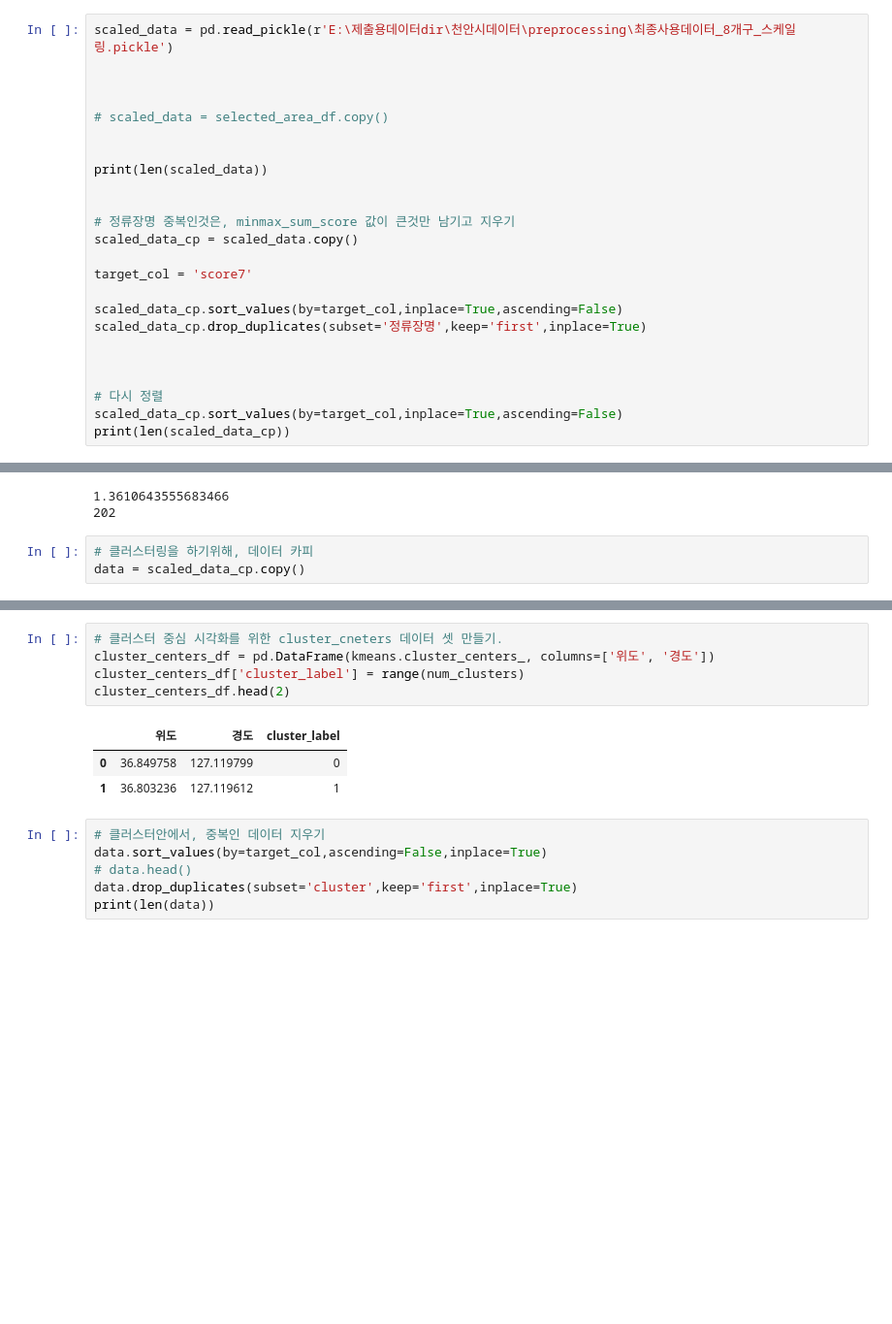
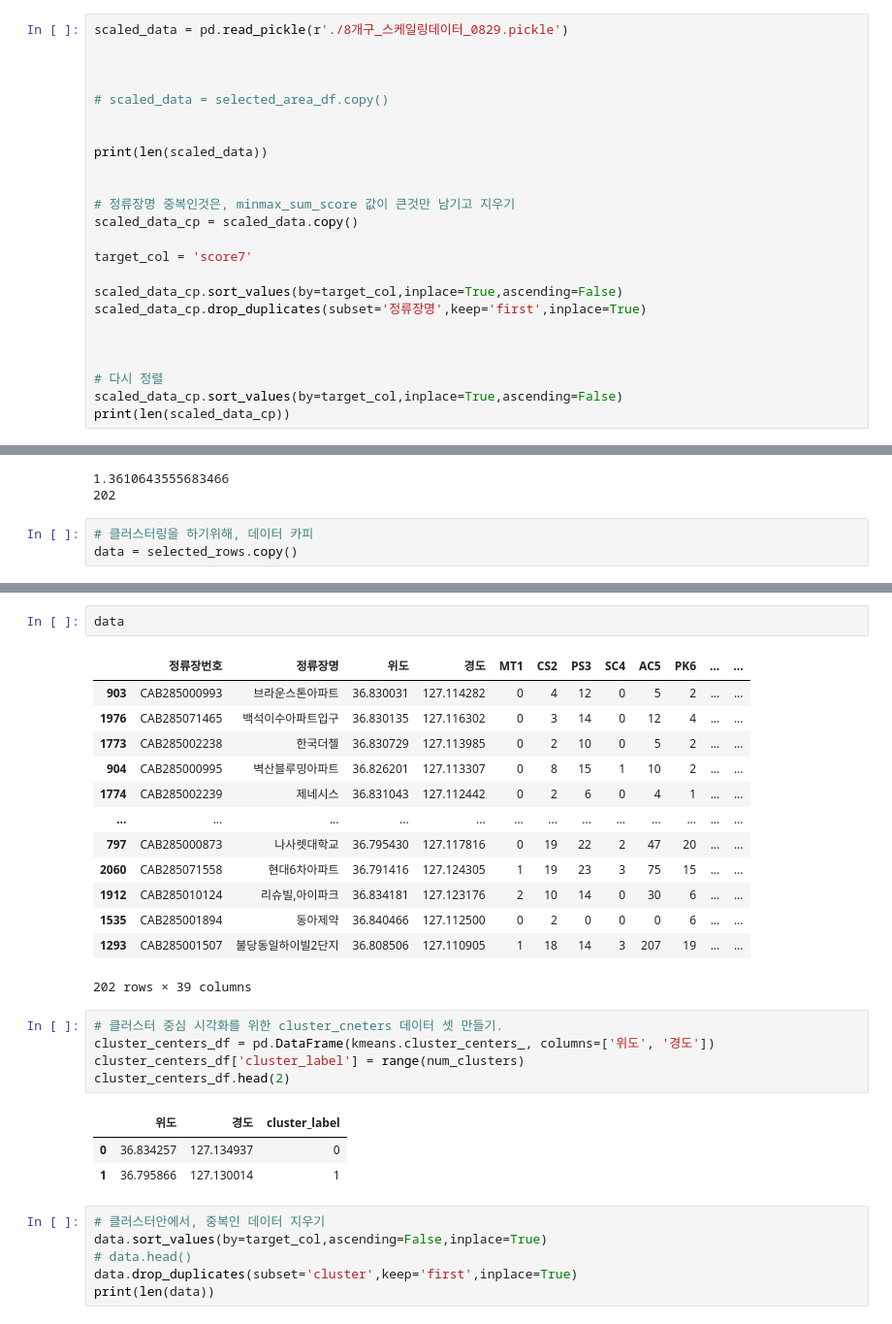
Before and after one commit to LGHelloVisionProj/Data_Visualization, a Jupyter notebook: Final/정리_Final_window.ipynb, the cells around one changed output, grey strips where cells are left out. Shown at 97% size. Drawn from its saved outputs; the diff is of its cells as text; blank space fills up the shorter version.

```diff
--- a/Final/정리_Final_window.ipynb
+++ b/Final/정리_Final_window.ipynb
@@ -1305,5 +1297,5 @@ from sklearn.metrics import silhouette_score
 # %%
-scaled_data = pd.read_pickle(r'E:\제출용데이터dir\천안시데이터\preprocessing\최종사용데이터_8개구_스케일링.pickle')
+scaled_data = pd.read_pickle(r'./8개구_스케일링데이터_0829.pickle')
 
 
 
@@ -1340,7 +1332,7 @@ print(len(selected_rows))
 202
 # %%
 # 클러스터링을 하기위해, 데이터 카피
-data = scaled_data_cp.copy()
+data = selected_rows.copy()
 # %%
 from sklearn.cluster import KMeans
 
@@ -1377,4 +1369,20 @@ Cluster Centers:
 Name: cluster, dtype: int64
+# %%
+data
+# %% [output]
+|  | 정류장번호 | 정류장명 | 위도 | 경도 | MT1 | CS2 | PS3 | SC4 | AC5 | PK6 | ... | ... |
+| 903 | CAB285000993 | 브라운스톤아파트 | 36.830031 | 127.114282 | 0 | 4 | 12 | 0 | 5 | 2 | ... | ... |
+| 1976 | CAB285071465 | 백석이수아파트입구 | 36.830135 | 127.116302 | 0 | 3 | 14 | 0 | 12 | 4 | ... | ... |
+| 1773 | CAB285002238 | 한국더첼 | 36.830729 | 127.113985 | 0 | 2 | 10 | 0 | 5 | 2 | ... | ... |
+| 904 | CAB285000995 | 벽산블루밍아파트 | 36.826201 | 127.113307 | 0 | 8 | 15 | 1 | 10 | 2 | ... | ... |
+| 1774 | CAB285002239 | 제네시스 | 36.831043 | 127.112442 | 0 | 2 | 6 | 0 | 4 | 1 | ... | ... |
+| ... | ... | ... | ... | ... | ... | ... | ... | ... | ... | ... | ... | ... |
+| 797 | CAB285000873 | 나사렛대학교 | 36.795430 | 127.117816 | 0 | 19 | 22 | 2 | 47 | 20 | ... | ... |
+| 2060 | CAB285071558 | 현대6차아파트 | 36.791416 | 127.124305 | 1 | 19 | 23 | 3 | 75 | 15 | ... | ... |
+| 1912 | CAB285010124 | 리슈빌,아이파크 | 36.834181 | 127.123176 | 2 | 10 | 14 | 0 | 30 | 6 | ... | ... |
+| 1535 | CAB285001894 | 동아제약 | 36.840466 | 127.112500 | 0 | 2 | 0 | 0 | 0 | 6 | ... | ... |
+| 1293 | CAB285001507 | 불당동일하이빌2단지 | 36.808506 | 127.110905 | 1 | 18 | 14 | 3 | 207 | 19 | ... | ... |
+202 rows × 39 columns
 # %%
 # 클러스터 중심 시각화를 위한 cluster_cneters 데이터 셋 만들기.
 cluster_centers_df = pd.DataFrame(kmeans.cluster_centers_, columns=['위도', '경도'])
@@ -1382,8 +1390,8 @@ cluster_centers_df['cluster_label'] = range(num_clusters)
 cluster_centers_df.head(2)
 # %% [output]
 |  | 위도 | 경도 | cluster_label |
-| 0 | 36.849758 | 127.119799 | 0 |
-| 1 | 36.803236 | 127.119612 | 1 |
+| 0 | 36.834257 | 127.134937 | 0 |
+| 1 | 36.795866 | 127.130014 | 1 |
 # %%
 # 클러스터안에서, 중복인 데이터 지우기
 data.sort_values(by=target_col,ascending=False,inplace=True)
```
Also changed, not shown: parts of 27 cells of this notebook, 1 other file.
